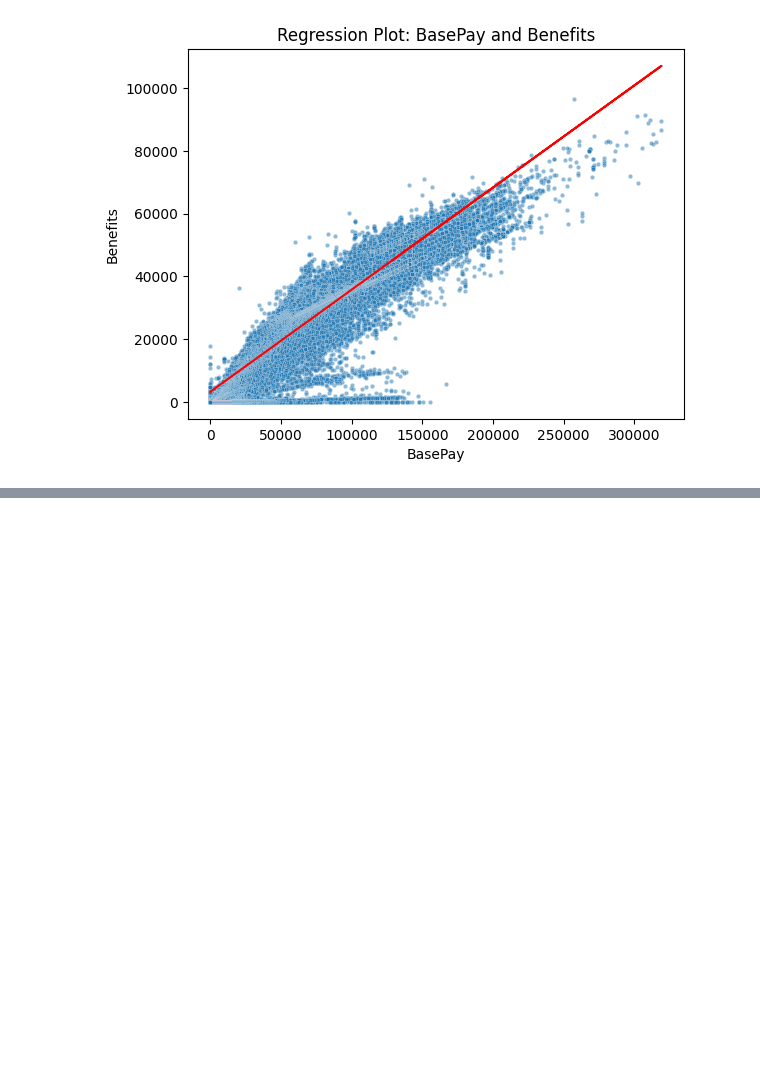
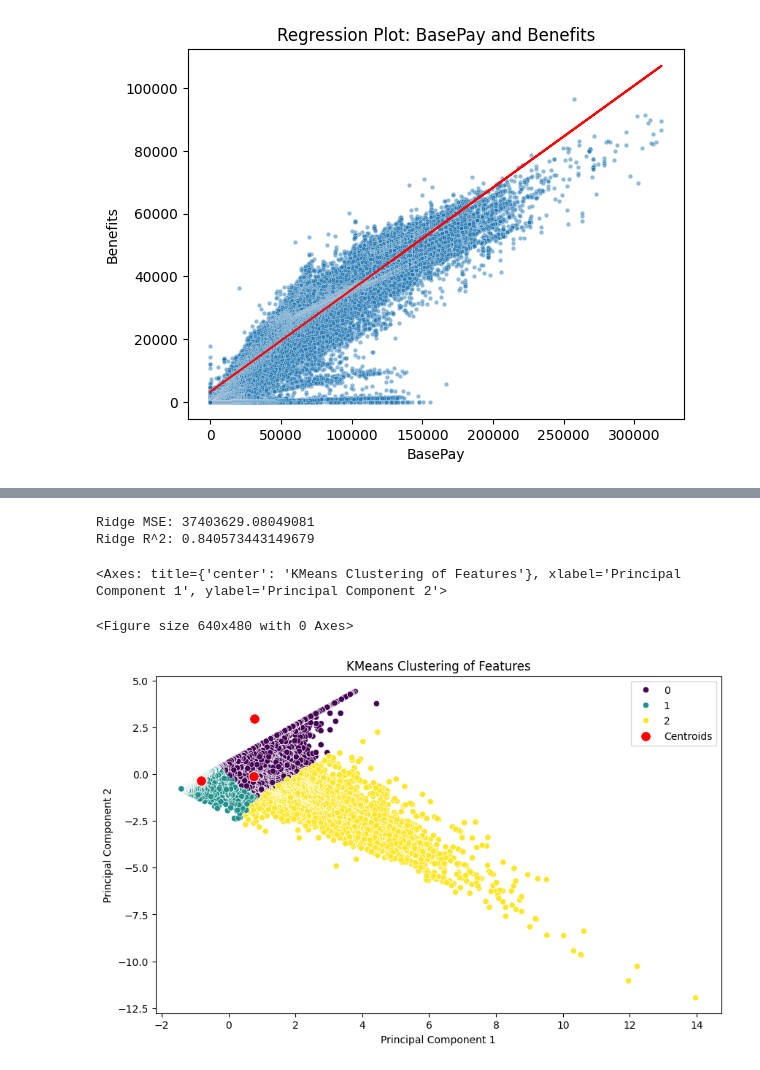
Before and after one commit to muffindud/FIA_Labs, a Jupyter notebook: lab4/main.ipynb, the cells around one changed output, grey strips where cells are left out. Drawn from its saved outputs; the diff is of its cells as text; code cells hidden in the pictures; blank space fills up the shorter version.

Commit message:
add k clustering

```diff
--- a/lab4/main.ipynb
+++ b/lab4/main.ipynb
@@ -185,0 +213,55 @@ Coefficient: [0.32502914]
+# %%
+from sklearn.model_selection import train_test_split
+from sklearn.linear_model import Ridge
+from sklearn.metrics import mean_squared_error, r2_score
+from sklearn.preprocessing import StandardScaler
+
+base_pay = clean_df["BasePay"].values.reshape(-1, 1)
+benefits_pay = clean_df["Benefits"]
+
+base_pay_train, base_pay_test, benefits_pay_train, benefits_pay_test = train_test_split(base_pay, benefits_pay, test_size=0.2, random_state=42)
+
+scaler = StandardScaler()
+base_pay_train = scaler.fit_transform(base_pay_train)
+base_pay_test = scaler.transform(base_pay_test)
+
+ridge_model = Ridge(alpha=0.5)
+ridge_model.fit(base_pay_train, benefits_pay_train)
+ridge_pred = ridge_model.predict(base_pay_test)
+
+ridge_mse = mean_squared_error(benefits_pay_test, ridge_pred)
+ridge_r2 = r2_score(benefits_pay_test, ridge_pred)
+
+print(f"Ridge MSE: {ridge_mse}")
+print(f"Ridge R^2: {ridge_r2}")
+# %% [output]
+Ridge MSE: 37403629.08049081
+Ridge R^2: 0.840573443149679
+# %%
+from sklearn.cluster import KMeans
+from sklearn.decomposition import PCA
+from sklearn.preprocessing import StandardScaler
+
+features = clean_df[["BasePay", "OvertimePay"]]
+features = features.apply(pd.to_numeric, errors="coerce").dropna()
+
+scaler = StandardScaler()
+scaled_features = scaler.fit_transform(features)
+
+kmeans = KMeans(n_clusters=3, random_state=42)
+clusters = kmeans.fit_predict(scaled_features)
+
+pca = PCA(n_components=2)
+reduced_features = pca.fit_transform(scaled_features)
+
+plt.clf()
+plt.figure(figsize=(10, 6))
+plt.title("KMeans Clustering of Features")
+plt.xlabel("Principal Component 1")
+plt.ylabel("Principal Component 2")
+sns.scatterplot(x=reduced_features[:, 0], y=reduced_features[:, 1], hue=clusters, palette="viridis")
+sns.scatterplot(x=kmeans.cluster_centers_[:, 0], y=kmeans.cluster_centers_[:, 1], color="red", s=100, label="Centroids")
+# %% [output]
+<Axes: title={'center': 'KMeans Clustering of Features'}, xlabel='Principal Component 1', ylabel='Principal Component 2'>
+<Figure size 640x480 with 0 Axes>
+[figure, added]
```
Also changed, not shown: parts of 1 cell of this notebook.
